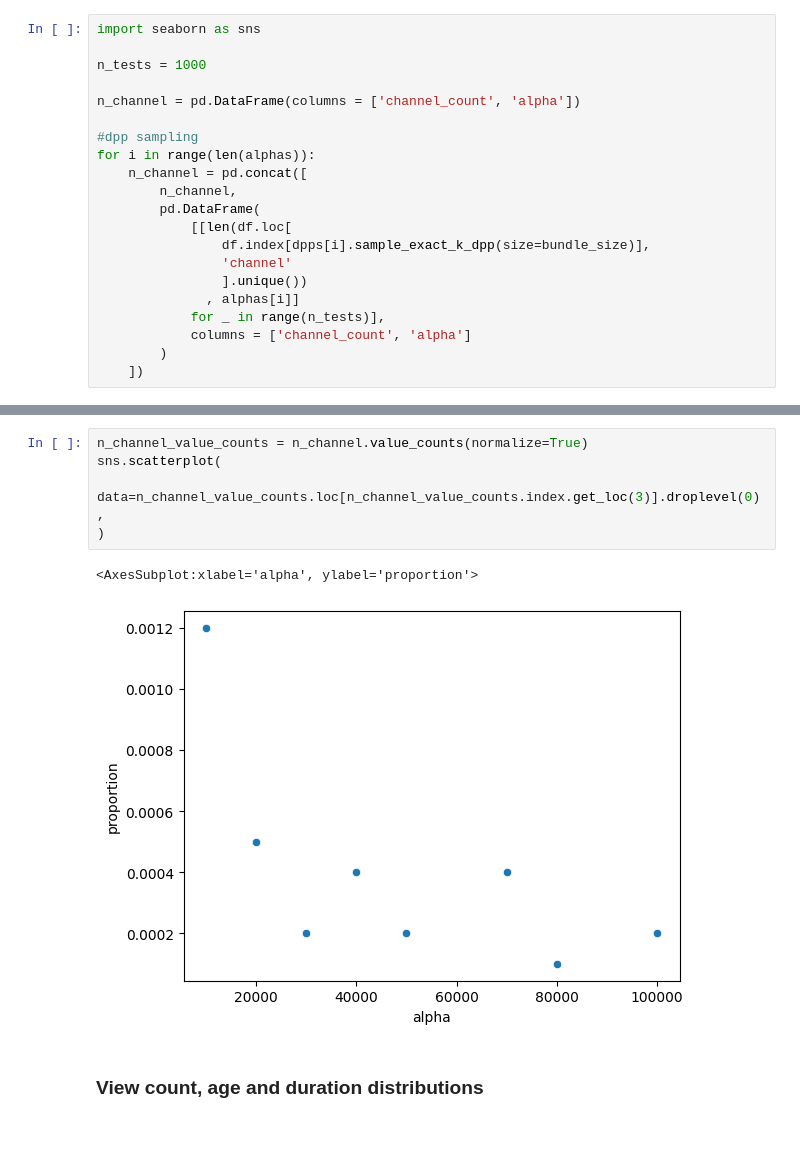
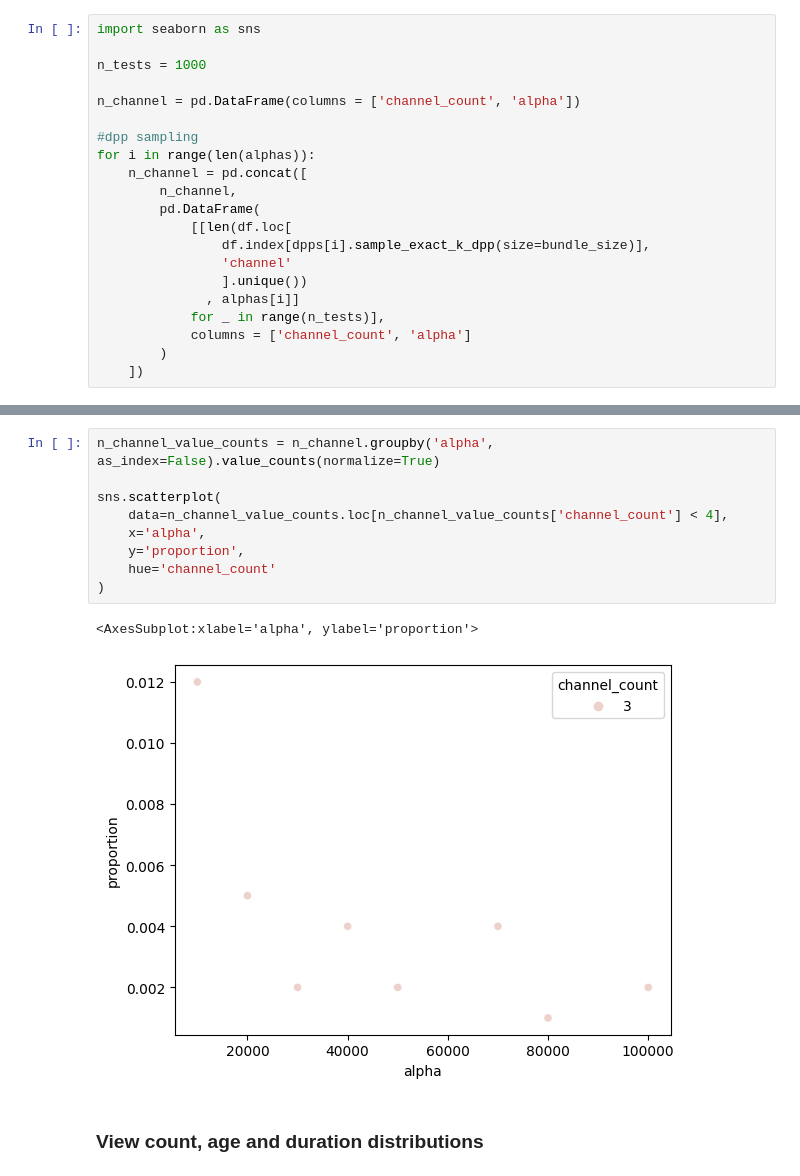
Before and after one commit to ArfyK/tournesol-dpp, a Jupyter notebook: bundle_statistics.ipynb, the cells around one changed output, grey strips where cells are left out. Saved outputs shown, nothing was run; the diff lists cells and outputs as text; blank space fills up the shorter version.

Commit message:
use as_index=False in groupby

```diff
--- a/bundle_statistics.ipynb
+++ b/bundle_statistics.ipynb
@@ -80,14 +78,18 @@ sns.histplot(
 # %% [output]
 <AxesSubplot:xlabel='channel_count', ylabel='alpha'>
 [figure]
-# %%
-n_channel_value_counts = n_channel.value_counts(normalize=True)
-sns.scatterplot(
-    data=n_channel_value_counts.loc[n_channel_value_counts.index.get_loc(3)].droplevel(0),
-)
-# %% [output]
-<AxesSubplot:xlabel='alpha', ylabel='proportion'>
-[figure, removed]
+# %%
+n_channel_value_counts = n_channel.groupby('alpha', as_index=False).value_counts(normalize=True)
+
+sns.scatterplot(
+    data=n_channel_value_counts.loc[n_channel_value_counts['channel_count'] < 4],
+    x='alpha',
+    y='proportion',
+    hue='channel_count'
+)
+# %% [output]
+<AxesSubplot:xlabel='alpha', ylabel='proportion'>
+[figure, added]
 # %% [markdown]
 ### View count, age and duration distributions
 # %%
```
Also changed, not shown: parts of 1 cell of this notebook.
